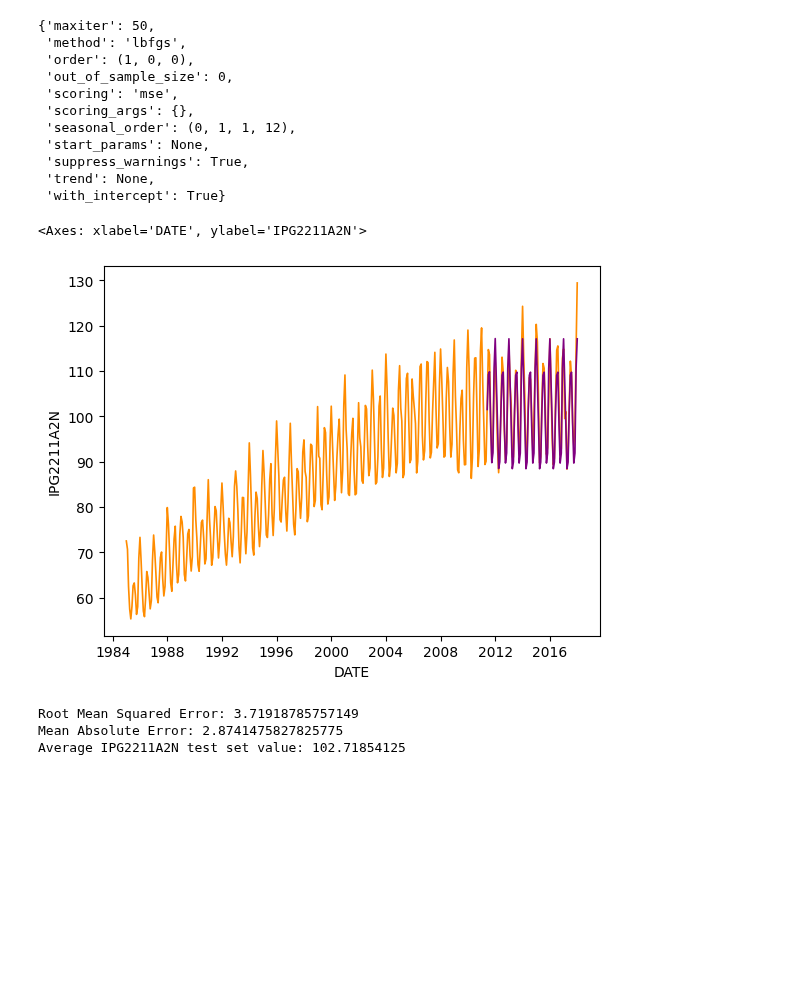
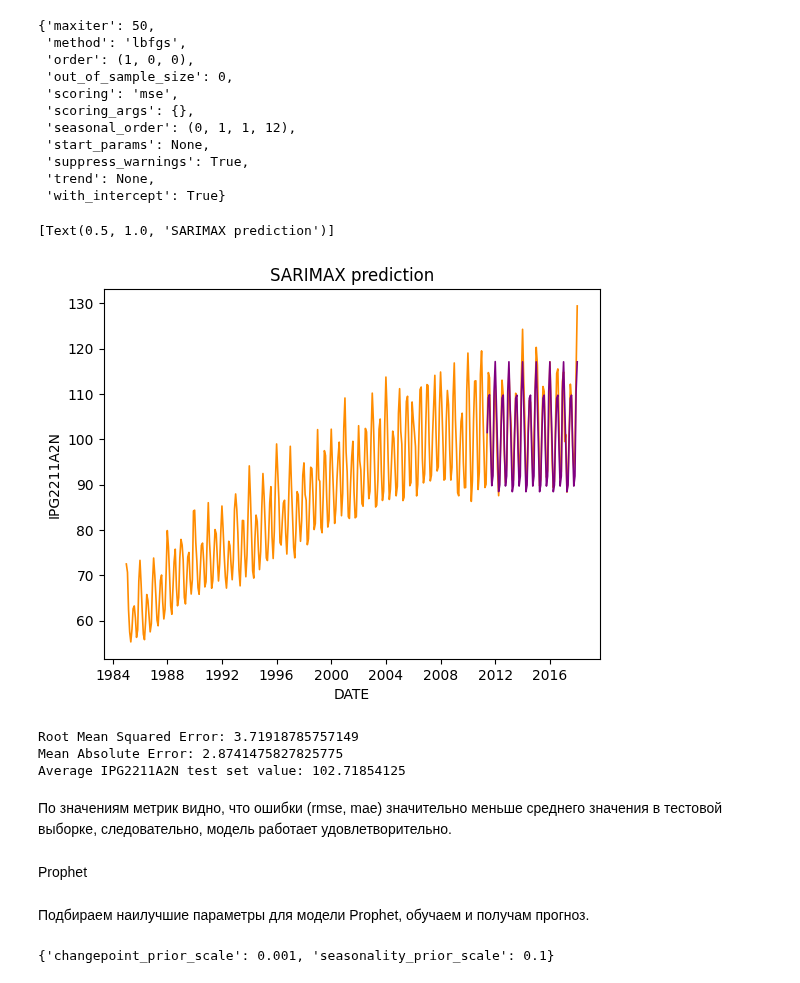
Before and after one commit to matfiz17181920/ML01_P_Online, a Jupyter notebook: Viktoria_Olegovna/HW_18/homework_2025-02-10.ipynb, the cells around one changed output. Cells and saved outputs as stored; diff of their text form; code cells hidden in the pictures; blank space fills up the shorter version.

```diff
--- a/Viktoria_Olegovna/HW_18/homework_2025-02-10.ipynb
+++ b/Viktoria_Olegovna/HW_18/homework_2025-02-10.ipynb
@@ -97,13 +102,16 @@ arima_best.get_params()
  'trend': None,
  'with_intercept': True}
 # %%
-sarima_model = SARIMAX(train_df['IPG2211A2N'], order=arima_best.get_params()['order'], seasonal_order=arima_best.get_params()['seasonal_order'])
+# create SARIMAX model with best parameters, fit it, get predict
+sarima_model = SARIMAX(train_df['IPG2211A2N'], order=arima_best.get_params()['order'],
+                       seasonal_order=arima_best.get_params()['seasonal_order'])
 results = sarima_model.fit()
 sarima_pred = results.get_forecast(steps=len(test_df)).predicted_mean
 # %%
+# visualize SARIMAX predicted time series
 sb.lineplot(data=electric_df, x='DATE', y='IPG2211A2N', color='darkorange', lw=1.2)
-sb.lineplot(x=test_df['DATE'], y=sarima_pred, color='purple', lw=1.2)
+sb.lineplot(x=test_df['DATE'], y=sarima_pred, color='purple', lw=1.2).set(title='SARIMAX prediction')
 # %% [output]
-<Axes: xlabel='DATE', ylabel='IPG2211A2N'>
+[Text(0.5, 1.0, 'SARIMAX prediction')]
-[figure, old version]
+[figure, new version]
 # %%
@@ -117,3 +126,9 @@ print('Average IPG2211A2N test set value:', test_df['IPG2211A2N'].mean())
 Root Mean Squared Error: 3.71918785757149
 Mean Absolute Error: 2.8741475827825775
 Average IPG2211A2N test set value: 102.71854125
+# %% [markdown]
+По значениям метрик видно, что ошибки (rmse, mae) значительно меньше среднего значения в тестовой выборке, следовательно, модель работает удовлетворительно.
+# %% [markdown]
+Prophet
+# %% [markdown]
+Подбираем наилучшие параметры для модели Prophet, обучаем и получам прогноз.
@@ -119,0 +163,4 @@ Average IPG2211A2N test set value: 102.71854125
+# %%
+best_params
+# %% [output]
+{'changepoint_prior_scale': 0.001, 'seasonality_prior_scale': 0.1}
```
Also changed, not shown: parts of 17 cells of this notebook.
